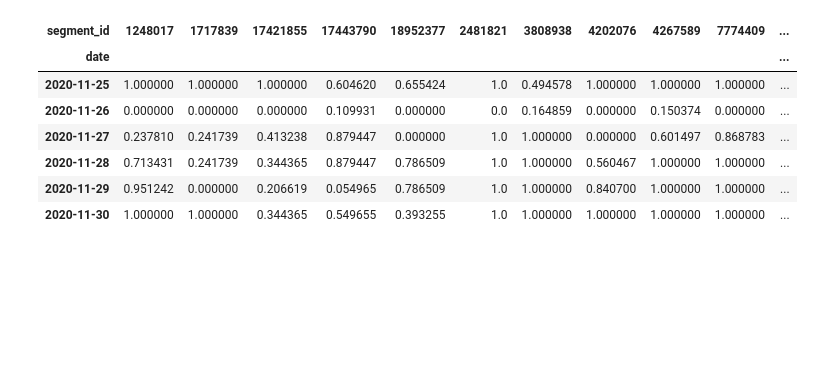
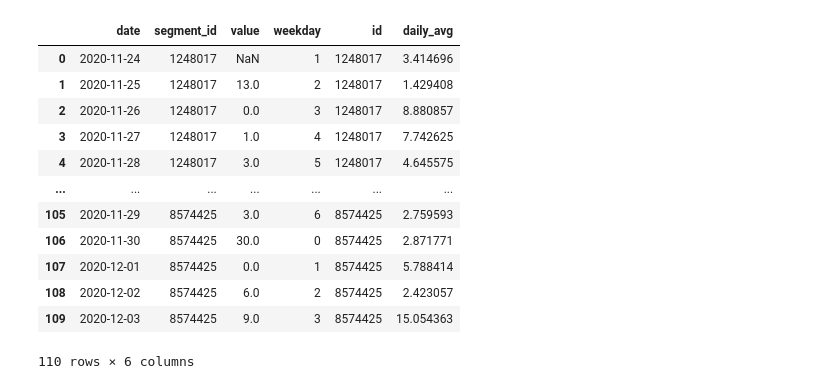
Before and after one commit to dpelleg/notebooks, a Jupyter notebook: mudguard/stats_nb.ipynb, the cells around one changed output. Cells and saved outputs as stored; diff of their text form; code cells hidden in the pictures; blank space fills up the shorter version.

```diff
--- a/mudguard/stats_nb.ipynb
+++ b/mudguard/stats_nb.ipynb
@@ -16,7 +17,7 @@ segfile = 'segments/segments.csv'
 
 md = pd.read_csv(datadir + segfile)
 md.drop(columns='Unnamed: 0', inplace=True)
-md.set_index('id', inplace=True)
+#md.set_index('id', inplace=True)
 
 
 rl_ = None
@@ -45,5 +47,6 @@ c = 'time_retrieved'
 md[c] = pd.to_datetime(md[c], utc=True)
 md['hist_length'] = md['time_retrieved'] - md['created_at']
 md['hist_length_days'] = md['hist_length'].apply(lambda x: x.days)
-md['avg_daily'] = md['effort_count'] / md['hist_length_days']
-md.index = md.index.map(str)
+md['weekly_avg'] = 7*md['effort_count'] / md['hist_length_days']
+#md.index = md.index.map(str)
+md[['id', 'name', 'weekly_avg']]
@@ -65,0 +66,20 @@ md[['name', 'avg_daily']]
+# %%
+# Add the distribution across days of the week
+
+tf = pd.read_csv('data/trailforks.csv')
+# fix string dates
+tf['date_orig'] = tf['date']
+tf['date'] = pd.to_datetime(tf['date'].apply(lambda s : re.sub('(.*[ap]m).*', '\\1', s)),
+                          format='%b %d, %Y @ %I:%M%p', errors='raise')
+
+tf['weekday'] = tf['date'].dt.weekday
+wdist = tf['weekday'].value_counts(normalize=True)
+wdist = pd.DataFrame(data = {'weekday_weight' : wdist, 'weekday' : wdist.index.values})
+# %%
+# Apply weekly distribution to per-trail usage
+left = md
+right=wdist
+# cross join
+md = left.assign(key=1).merge(right.assign(key=1), on='key').drop('key', 1)
+md['daily_avg'] = md['weekly_avg'] * md['weekday_weight']
+md['id'] = md['id'].map(str)
@@ -73,28 +125,32 @@ daily = rl2.resample('1D').interpolate().fillna(method='bfill').diff()
 # %%
 # add the daily average in each segment
 
 # first, convert the table to long format
 all_segs = daily.columns
 d2 = daily.reset_index()
 d3 = d2.melt(id_vars = 'index', value_vars=all_segs)
+
 d4 = d3.rename(columns = {'index' : 'date'})
+d4['weekday'] = d4['date'].dt.weekday
 
+#print(d4.dtypes)
+#print(md.dtypes)
 # tack on the daily averages
-d5 = d4.merge(md['avg_daily'], how='inner', left_on='segment_id', right_on='id')
-# compute usage relative to the daily average
-d5['relative_usage'] = d5['value'] / d5['avg_daily']
-d6 = d5[['date', 'segment_id', 'relative_usage']]
+md_short = md[['id', 'weekday', 'daily_avg']]
+d5 = d4.merge(md_short, how='left', left_on=['segment_id', 'weekday'], right_on=['id','weekday'])
 
-# re-tabulate
-d7 = pd.pivot_table(d6, index='date', values='relative_usage', columns='segment_id')
-d8 = d7.clip(lower=0, upper=1)
-d8
+d5
 # %% [output]
-| segment_id | 1248017 | 1717839 | 17421855 | 17443790 | 18952377 | 2481821 | 3808938 | 4202076 | 4267589 | 7774409 | ... |
-| date |  |  |  |  |  |  |  |  |  |  | ... |
-| 2020-11-25 | 1.000000 | 1.000000 | 1.000000 | 0.604620 | 0.655424 | 1.0 | 0.494578 | 1.000000 | 1.000000 | 1.000000 | ... |
-| 2020-11-26 | 0.000000 | 0.000000 | 0.000000 | 0.109931 | 0.000000 | 0.0 | 0.164859 | 0.000000 | 0.150374 | 0.000000 | ... |
-| 2020-11-27 | 0.237810 | 0.241739 | 0.413238 | 0.879447 | 0.000000 | 1.0 | 1.000000 | 0.000000 | 0.601497 | 0.868783 | ... |
-| 2020-11-28 | 0.713431 | 0.241739 | 0.344365 | 0.879447 | 0.786509 | 1.0 | 1.000000 | 0.560467 | 1.000000 | 1.000000 | ... |
-| 2020-11-29 | 0.951242 | 0.000000 | 0.206619 | 0.054965 | 0.786509 | 1.0 | 1.000000 | 0.840700 | 1.000000 | 1.000000 | ... |
-| 2020-11-30 | 1.000000 | 1.000000 | 0.344365 | 0.549655 | 0.393255 | 1.0 | 1.000000 | 1.000000 | 1.000000 | 1.000000 | ... |
+|  | date | segment_id | value | weekday | id | daily_avg |
+| 0 | 2020-11-24 | 1248017 | NaN | 1 | 1248017 | 3.414696 |
+| 1 | 2020-11-25 | 1248017 | 13.0 | 2 | 1248017 | 1.429408 |
+| 2 | 2020-11-26 | 1248017 | 0.0 | 3 | 1248017 | 8.880857 |
+| 3 | 2020-11-27 | 1248017 | 1.0 | 4 | 1248017 | 7.742625 |
+| 4 | 2020-11-28 | 1248017 | 3.0 | 5 | 1248017 | 4.645575 |
+| ... | ... | ... | ... | ... | ... | ... |
+| 105 | 2020-11-29 | 8574425 | 3.0 | 6 | 8574425 | 2.759593 |
+| 106 | 2020-11-30 | 8574425 | 30.0 | 0 | 8574425 | 2.871771 |
+| 107 | 2020-12-01 | 8574425 | 0.0 | 1 | 8574425 | 5.788414 |
+| 108 | 2020-12-02 | 8574425 | 6.0 | 2 | 8574425 | 2.423057 |
+| 109 | 2020-12-03 | 8574425 | 9.0 | 3 | 8574425 | 15.054363 |
+110 rows × 6 columns
```
Also changed, not shown: parts of 9 cells of this notebook, 2 other files.
